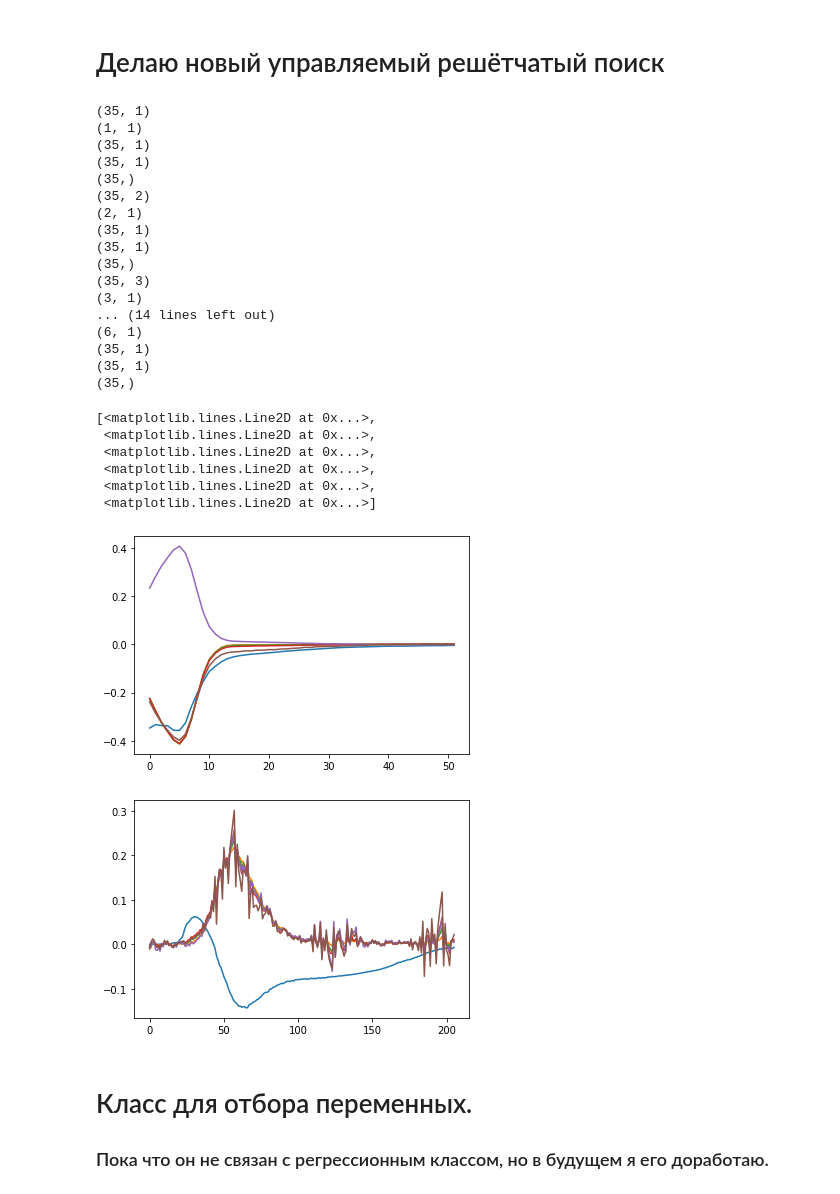
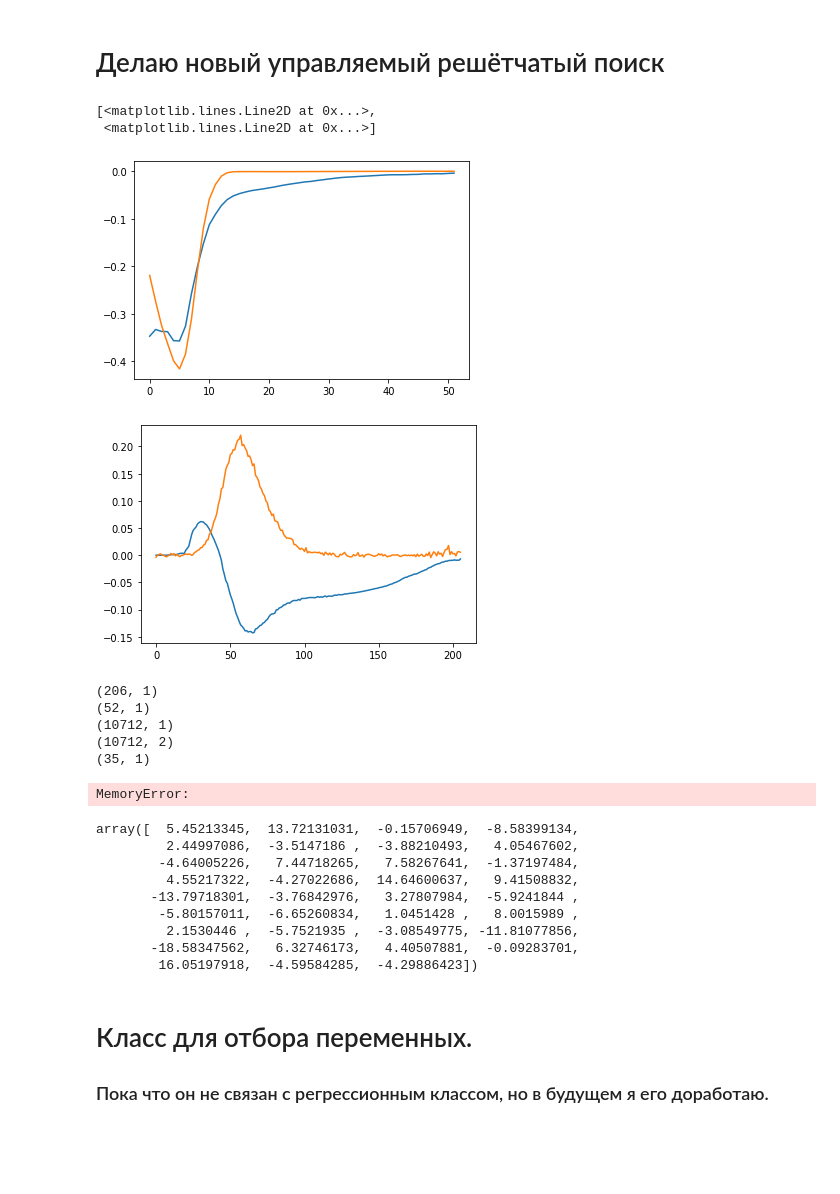
Before and after one commit to 89605502155/ML-repositry, a Jupyter notebook: new_NPLS1.ipynb, the cells around one changed output. Cells and saved outputs as stored; diff of their text form; code cells hidden in the pictures; blank space fills up the shorter version.

```diff
--- a/new_NPLS1.ipynb
+++ b/new_NPLS1.ipynb
@@ -198,58 +242,58 @@ class Tri_PLS1_grid(RegressorMixin,BaseEstimator):
 # %%
 def flatten(x):
     sh = x.shape
     return x.reshape(sh[0:len(sh)-1])
 # для гуминовых веществ может иметь смысл взять чуть больше компонент;
 # для аминокислот должно быть достаточно одного
-model = Tri_PLS1_grid(n_components=6, a=0)
+model = Tri_PLS1_grid(n_components=2, a=0)
 
 # NB: здесь мы ничего не центрируем, что как будто не влияет на результат
 X = Xdata_numpy['X']
 X -= X.mean(axis = 0) # раскомментировать для центрирования по X
 
 y0 = Ydata.to_numpy()[:,0] # здесь номер колонки выбирает гуминовые вещества / тирозин / триптофан
 st=np.std(y0)
 y0 -= y0.mean() # раскомментировать для центрирования по
 #y0 /= (st**2)
 model.fit(X, y0)
 
 # почему-то массивы w_i, w_k оказываются трёхмерными, но последняя размерность всегда 1
 # уберём её, чтобы работать, как мы обычно работаем с матрицами
 def flatten(x):
     sh = x.shape
     return x.reshape(sh[0:len(sh)-1])
 
 plt.figure()
 plt.plot(flatten(model.w_i).transpose())
 
 plt.figure()
 plt.plot(flatten(model.w_k).transpose())
 # %% [output]
-(35, 1)
-(1, 1)
-(35, 1)
-(35, 1)
-(35,)
-(35, 2)
-(2, 1)
-(35, 1)
-(35, 1)
-(35,)
-(35, 3)
-(3, 1)
-... (14 lines left out)
-(6, 1)
-(35, 1)
-(35, 1)
-(35,)
+[<matplotlib.lines.Line2D at 0x...>,
+ <matplotlib.lines.Line2D at 0x...>]
-[<matplotlib.lines.Line2D at 0x...>,
- <matplotlib.lines.Line2D at 0x...>,
- <matplotlib.lines.Line2D at 0x...>,
- <matplotlib.lines.Line2D at 0x...>,
- <matplotlib.lines.Line2D at 0x...>,
- <matplotlib.lines.Line2D at 0x...>]
-[figure, old version]
+[figure, new version]
-[figure, old version]
+[figure, new version]
+# %%
+model.predict(X.copy())
+# %% [output]
+(206, 1)
+(52, 1)
+(10712, 1)
+(10712, 2)
+(35, 1)
+MemoryError:
+# %%
+y0
+# %% [output]
+array([  5.45213345,  13.72131031,  -0.15706949,  -8.58399134,
+         2.44997086,  -3.5147186 ,  -3.88210493,   4.05467602,
+        -4.64005226,   7.44718265,   7.58267641,  -1.37197484,
+         4.55217322,  -4.27022686,  14.64600637,   9.41508832,
+       -13.79718301,  -3.76842976,   3.27807984,  -5.9241844 ,
+        -5.80157011,  -6.65260834,   1.0451428 ,   8.0015989 ,
+         2.1530446 ,  -5.7521935 ,  -3.08549775, -11.81077856,
+       -18.58347562,   6.32746173,   4.40507881,  -0.09283701,
+        16.05197918,  -4.59584285,  -4.29886423])
 # %% [markdown]
 # Класс для отбора переменных.
 ### Пока что он не связан с регрессионным классом, но в будущем я его доработаю.
```
Also changed, not shown: parts of 7 cells of this notebook.
